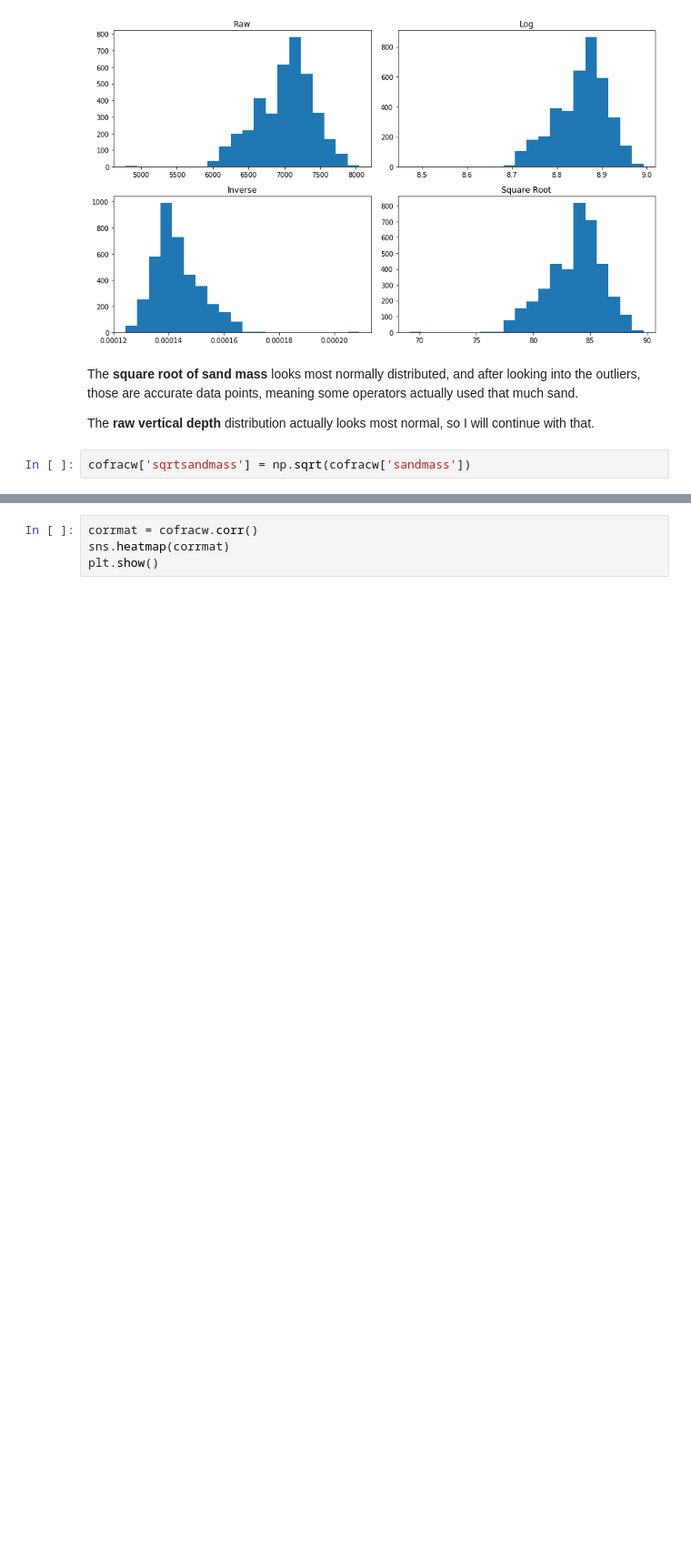
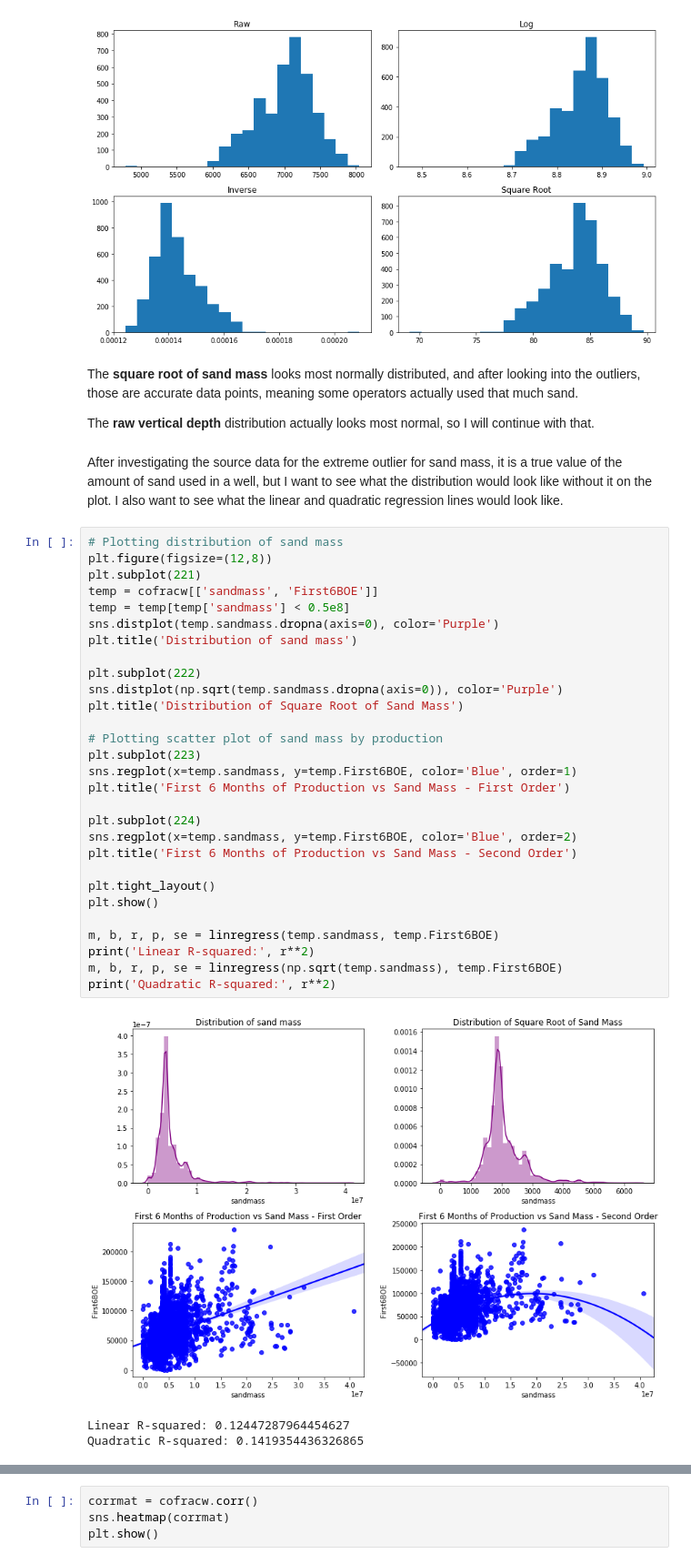
Before and after one commit to ephs08kmp/Frac_Production, a Jupyter notebook: Frac_Production_Analysis.ipynb, the cells around one changed output, grey strips where cells are left out. Shown at 91% size. Drawn from its saved outputs; the diff is of its cells as text; blank space fills up the shorter version.

```diff
--- a/Frac_Production_Analysis.ipynb
+++ b/Frac_Production_Analysis.ipynb
@@ -383,5 +406,38 @@ VerticalDepth
 The __square root of sand mass__ looks most normally distributed, and after looking into the outliers, those are accurate data points, meaning some operators actually used that much sand.
 
 The __raw vertical depth__ distribution actually looks most normal, so I will continue with that.
-# %%
-cofracw['sqrtsandmass'] = np.sqrt(cofracw['sandmass'])
+# %% [markdown]
+After investigating the source data for the extreme outlier for sand mass, it is a true value of the amount of sand used in a well, but I want to see what the distribution would look like without it on the plot.  I also want to see what the linear and quadratic regression lines would look like.
+# %%
+# Plotting distribution of sand mass
+plt.figure(figsize=(12,8))
+plt.subplot(221)
+temp = cofracw[['sandmass', 'First6BOE']]
+temp = temp[temp['sandmass'] < 0.5e8]
+sns.distplot(temp.sandmass.dropna(axis=0), color='Purple')
+plt.title('Distribution of sand mass')
+
+plt.subplot(222)
+sns.distplot(np.sqrt(temp.sandmass.dropna(axis=0)), color='Purple')
+plt.title('Distribution of Square Root of Sand Mass')
+
+# Plotting scatter plot of sand mass by production
+plt.subplot(223)
+sns.regplot(x=temp.sandmass, y=temp.First6BOE, color='Blue', order=1)
+plt.title('First 6 Months of Production vs Sand Mass - First Order')
+
+plt.subplot(224)
+sns.regplot(x=temp.sandmass, y=temp.First6BOE, color='Blue', order=2)
+plt.title('First 6 Months of Production vs Sand Mass - Second Order')
+
+plt.tight_layout()
+plt.show()
+
+m, b, r, p, se = linregress(temp.sandmass, temp.First6BOE)
+print('Linear R-squared:', r**2)
+m, b, r, p, se = linregress(np.sqrt(temp.sandmass), temp.First6BOE)
+print('Quadratic R-squared:', r**2)
+# %% [output]
+[figure, added]
+Linear R-squared: 0.12447287964454627
+Quadratic R-squared: 0.1419354436326865
```
Also changed, not shown: parts of 43 cells of this notebook.
